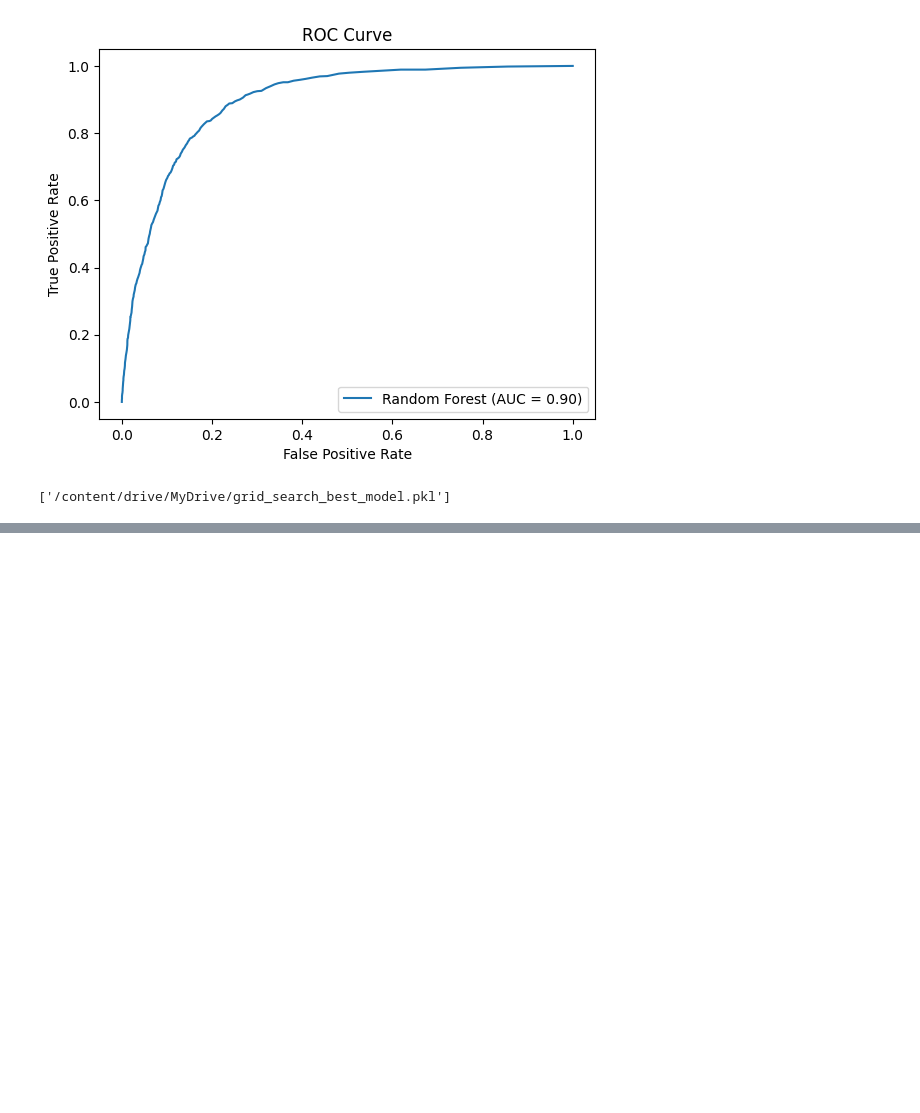
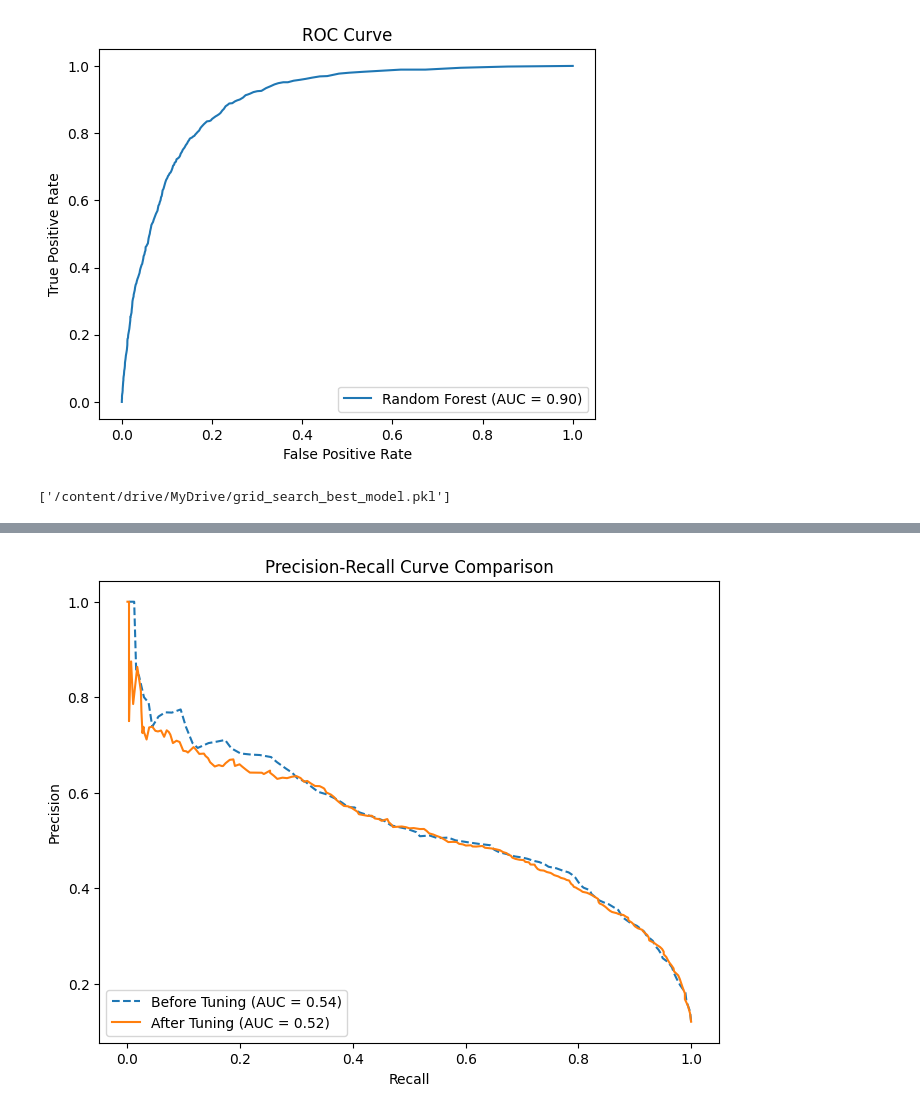
Before and after one commit to PrabhaviWKP/Machine-Learning, a Jupyter notebook: notebooks/2604CW.ipynb, the cells around one changed output, grey strips where cells are left out. Saved outputs shown, nothing was run; the diff lists cells and outputs as text; code cells hidden in the pictures; blank space fills up the shorter version.

```diff
--- a/notebooks/2604CW.ipynb
+++ b/notebooks/2604CW.ipynb
@@ -663,0 +758,20 @@ plt.show()
+# %%
+# Before Tuning: Compute Precision-Recall Curve
+precision_before, recall_before, _ = precision_recall_curve(y_test, y_prob_rf)
+pr_auc_before = auc(recall_before, precision_before)
+
+# After Tuning: Compute Precision-Recall Curve
+precision_after, recall_after, _ = precision_recall_curve(y_test, y_prob_best_rf)
+pr_auc_after = auc(recall_after, precision_after)
+
+# Plot Precision-Recall Curves
+plt.figure(figsize=(8, 6))
+plt.plot(recall_before, precision_before, label=f'Before Tuning (AUC = {pr_auc_before:.2f})', linestyle='--')
+plt.plot(recall_after, precision_after, label=f'After Tuning (AUC = {pr_auc_after:.2f})', linestyle='-')
+plt.xlabel('Recall')
+plt.ylabel('Precision')
+plt.title('Precision-Recall Curve Comparison')
+plt.legend(loc='lower left')
+plt.show()
+# %% [output]
+[figure, added]
```
Also changed, not shown: parts of 6 cells of this notebook.
